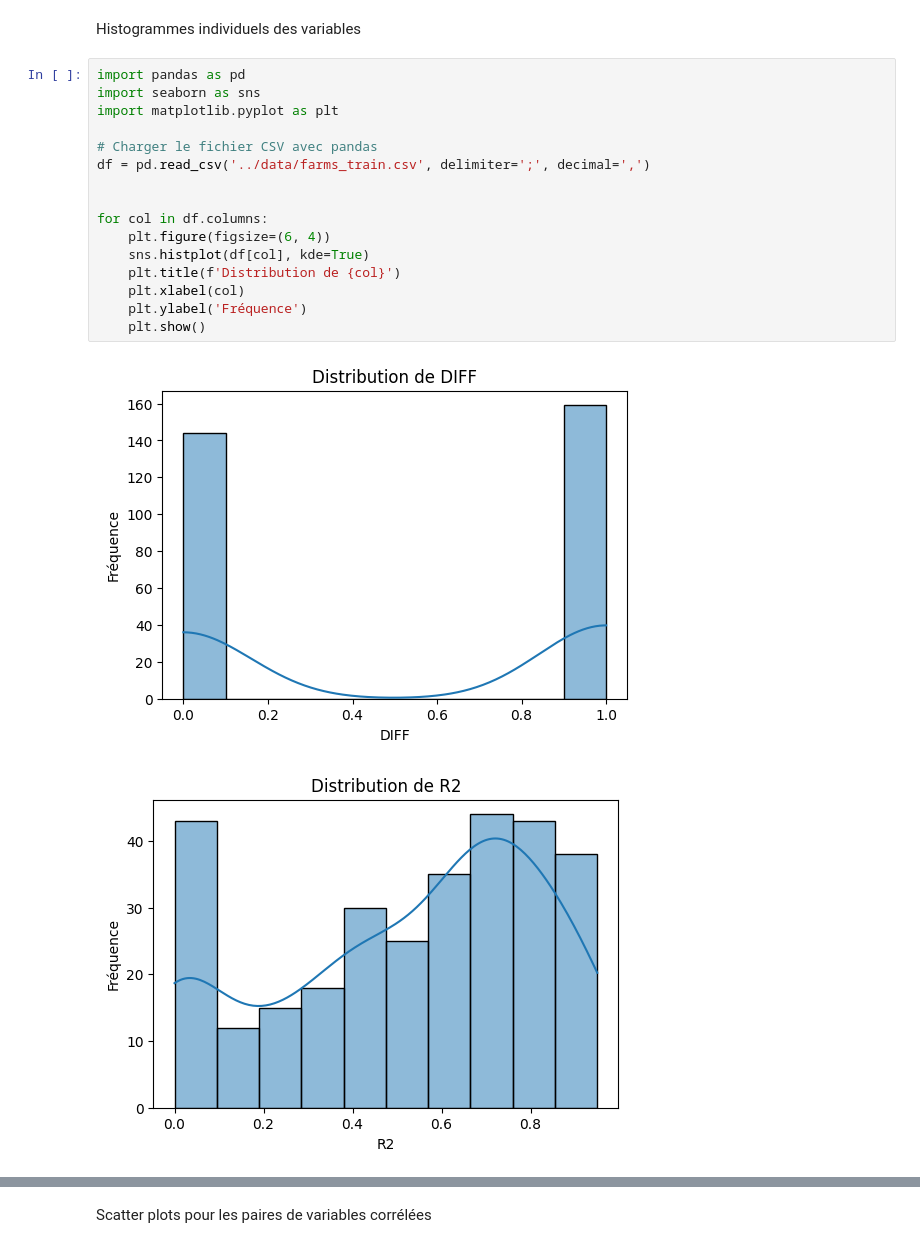
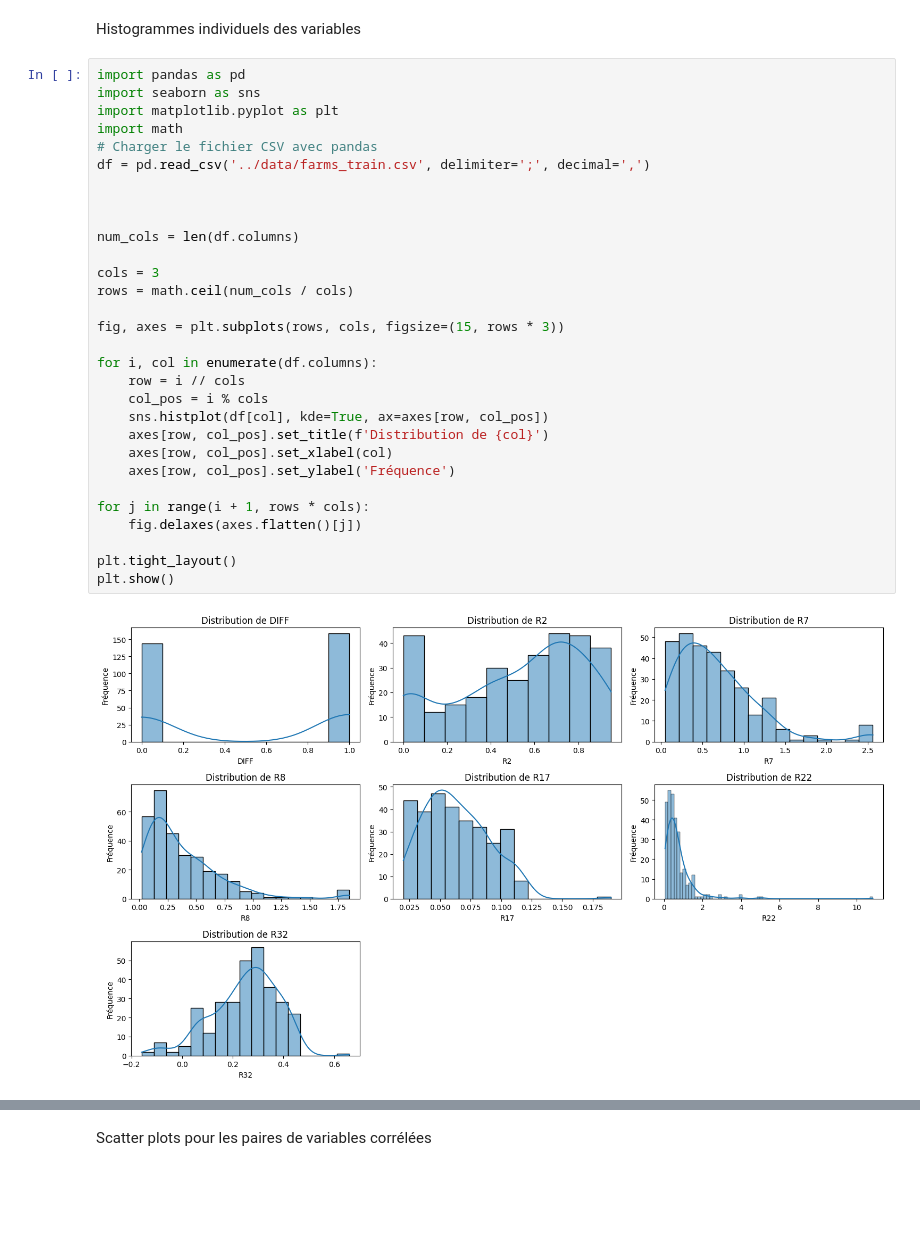
Before and after one commit to ilyaselb34/kaggleLIGAM, a Jupyter notebook: visu/visu.ipynb, the cells around one changed output, grey strips where cells are left out. Drawn from its saved outputs; the diff is of its cells as text; blank space fills up the shorter version.

```diff
--- a/visu/visu.ipynb
+++ b/visu/visu.ipynb
@@ -25,19 +40,32 @@ Histogrammes individuels des variables
 # %%
 import pandas as pd
 import seaborn as sns
 import matplotlib.pyplot as plt
-
+import math
 # Charger le fichier CSV avec pandas
 df = pd.read_csv('../data/farms_train.csv', delimiter=';', decimal=',')
 
 
-for col in df.columns:
-    plt.figure(figsize=(6, 4))
-    sns.histplot(df[col], kde=True)
-    plt.title(f'Distribution de {col}')
-    plt.xlabel(col)
-    plt.ylabel('Fréquence')
-    plt.show()
+
+num_cols = len(df.columns)
+
+cols = 3
+rows = math.ceil(num_cols / cols)
+
+fig, axes = plt.subplots(rows, cols, figsize=(15, rows * 3))
+
+for i, col in enumerate(df.columns):
+    row = i // cols
+    col_pos = i % cols
+    sns.histplot(df[col], kde=True, ax=axes[row, col_pos])
+    axes[row, col_pos].set_title(f'Distribution de {col}')
+    axes[row, col_pos].set_xlabel(col)
+    axes[row, col_pos].set_ylabel('Fréquence')
+
+for j in range(i + 1, rows * cols):
+    fig.delaxes(axes.flatten()[j])
+
+plt.tight_layout()
+plt.show()
 # %% [output]
-[figure, old version]
+[figure, new version]
-[figure, removed]
```
Also changed, not shown: parts of 3 cells of this notebook.
